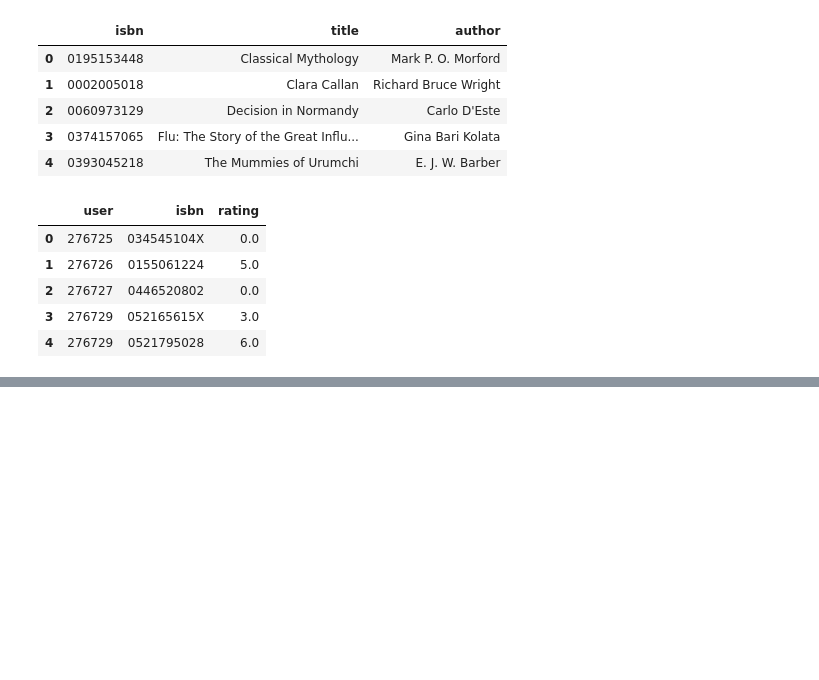
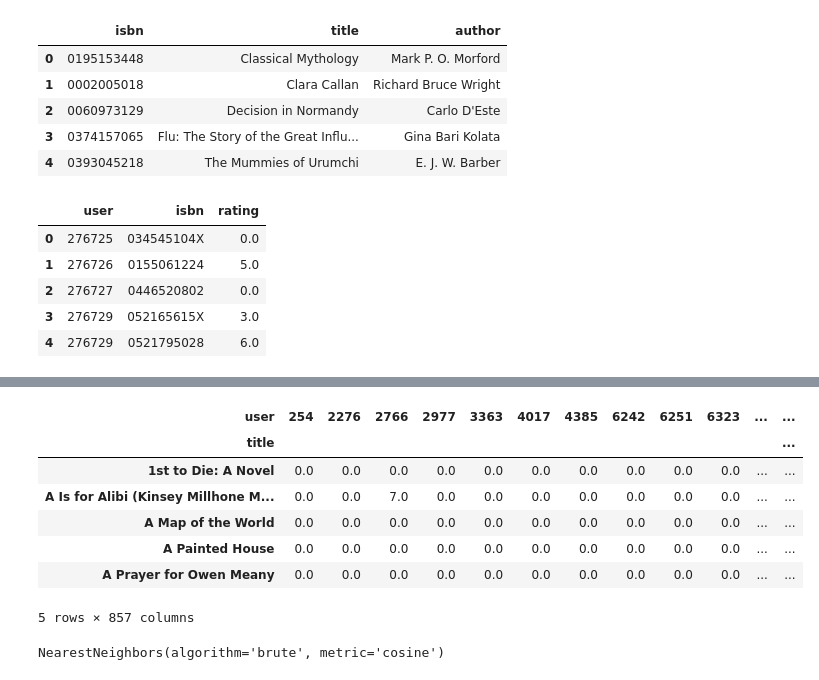
Before and after one commit to mbilalnust/book_recommendation_nearest_neighbor, a Jupyter notebook: fcc_book_recommendation_knn.ipynb, the cells around one changed output, grey strips where cells are left out. Drawn from its saved outputs; the diff is of its cells as text; code cells hidden in the pictures; blank space fills up the shorter version.

```diff
--- a/fcc_book_recommendation_knn.ipynb
+++ b/fcc_book_recommendation_knn.ipynb
@@ -88,0 +81,4 @@ def get_recommends(book = ""):
+# %%
+# 3a. Create the User-Book Ratings Matrix
+# Merge book titles
+ratings = ratings.merge(df_books[['isbn', 'title']], on='isbn')
@@ -88,0 +94,24 @@ def get_recommends(book = ""):
+# %%
+# 3b. Create the User-Book Ratings Matrix
+# Create pivot table
+user_book_matrix = ratings.pivot_table(index='title', columns='user', values='rating').fillna(0)
+# %%
+user_book_matrix.head()
+# %% [output]
+| user | 254 | 2276 | 2766 | 2977 | 3363 | 4017 | 4385 | 6242 | 6251 | 6323 | ... | ... |
+| title |  |  |  |  |  |  |  |  |  |  |  | ... |
+| 1st to Die: A Novel | 0.0 | 0.0 | 0.0 | 0.0 | 0.0 | 0.0 | 0.0 | 0.0 | 0.0 | 0.0 | ... | ... |
+| A Is for Alibi (Kinsey Millhone M... | 0.0 | 0.0 | 7.0 | 0.0 | 0.0 | 0.0 | 0.0 | 0.0 | 0.0 | 0.0 | ... | ... |
+| A Map of the World | 0.0 | 0.0 | 0.0 | 0.0 | 0.0 | 0.0 | 0.0 | 0.0 | 0.0 | 0.0 | ... | ... |
+| A Painted House | 0.0 | 0.0 | 0.0 | 0.0 | 0.0 | 0.0 | 0.0 | 0.0 | 0.0 | 0.0 | ... | ... |
+| A Prayer for Owen Meany | 0.0 | 0.0 | 0.0 | 0.0 | 0.0 | 0.0 | 0.0 | 0.0 | 0.0 | 0.0 | ... | ... |
+5 rows × 857 columns
+# %%
+# 4. Train KNN Model
+from sklearn.neighbors import NearestNeighbors
+import numpy as np
+
+model = NearestNeighbors(metric='cosine', algorithm='brute')
+model.fit(user_book_matrix.values)
+# %% [output]
+NearestNeighbors(algorithm='brute', metric='cosine')
```
Also changed, not shown: parts of 5 cells of this notebook.
